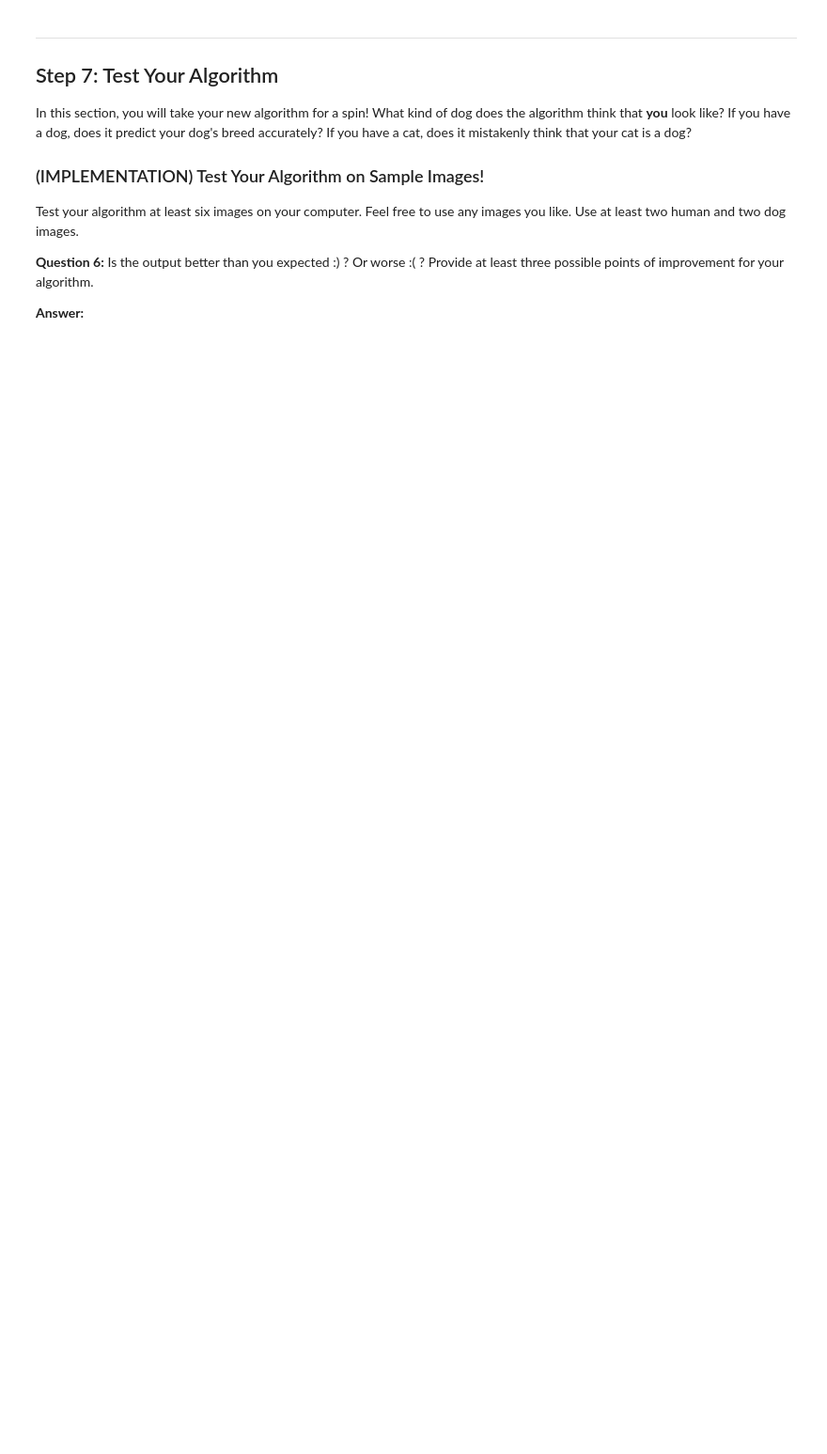
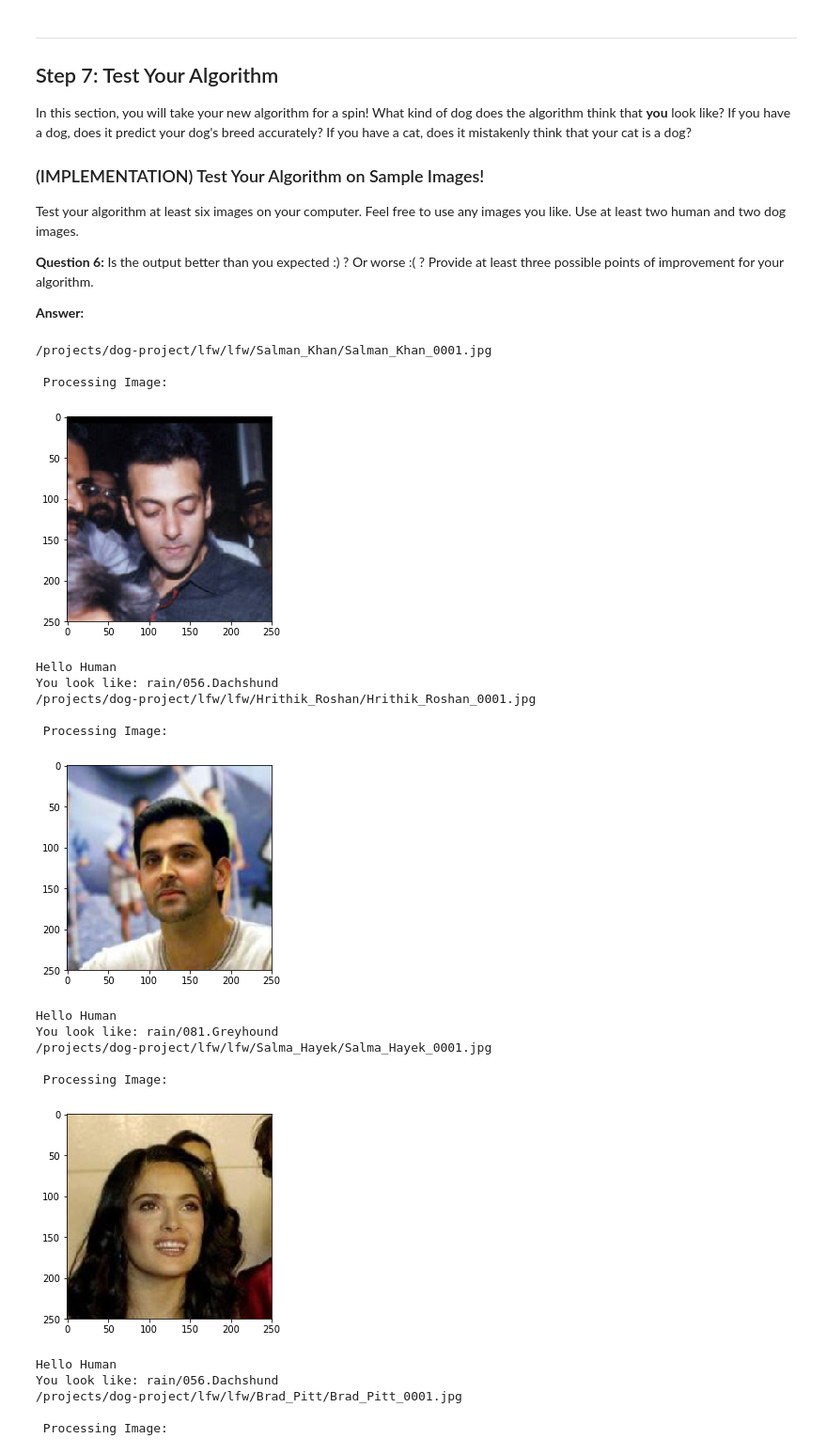
Before and after one commit to harpreetsingh/udacity-deep-learning-dog-project, a Jupyter notebook: dog_app.ipynb, the cells around one changed output. Shown at 94% size. Drawn from its saved outputs; the diff is of its cells as text; code cells hidden in the pictures; blank space fills up the shorter version.

```diff
--- a/dog_app.ipynb
+++ b/dog_app.ipynb
@@ -573,6 +623,7 @@ __Answer:__
 ### (IMPLEMENTATION) Compile the Model
 # %%
 ### TODO: Compile the model.
+xception_model.compile(loss='categorical_crossentropy', optimizer='adam', metrics=['accuracy'])
 # %% [markdown]
 ### (IMPLEMENTATION) Train the Model
 
@@ -583,0 +633,8 @@ You are welcome to [augment the training data](https://blog.keras.io/building-po
+# %%
+### TODO: Train the model.
+checkpointer = ModelCheckpoint(filepath='/projects/weights.best.Xception.hdf5',
+                               verbose=1, save_best_only=True)
+
+xception_model.fit(train_xception, train_targets,
+          validation_data=(valid_xception, valid_targets),
+          epochs=40, batch_size=64, callbacks=[checkpointer], verbose=1)
@@ -585,6 +661,7 @@ You are welcome to [augment the training data](https://blog.keras.io/building-po
 ### (IMPLEMENTATION) Load the Model with the Best Validation Loss
 # %%
 ### TODO: Load the model weights with the best validation loss.
+xception_model.load_weights('/projects/weights.best.Xception.hdf5')
 # %% [markdown]
 ### (IMPLEMENTATION) Test the Model
 
@@ -609,3 +692,10 @@ where `{network}`, in the above filename, should be one of `VGG19`, `Resnet50`,
 # %%
 ### TODO: Write a function that takes a path to an image as input
 ### and returns the dog breed that is predicted by the model.
+
+def xception_breed(img_path):
+    bottleneck_feature = extract_Xception(path_to_tensor(img_path))
+    predicted_vector = xception_model.predict(bottleneck_feature)
+    return dog_names[np.argmax(predicted_vector)]
+
+xception_breed('/projects/dog-project/dogImages/test/071.German_shepherd_dog/German_shepherd_dog_04886.jpg')
@@ -650,0 +768,37 @@ __Answer:__
+# %%
+## TODO: Execute your algorithm from Step 6 on
+## at least 6 images on your computer.
+## Feel free to use as many code cells as needed.
+test_im_human = ['/projects/dog-project/lfw/lfw/Salman_Khan/Salman_Khan_0001.jpg',
+           '/projects/dog-project/lfw/lfw/Hrithik_Roshan/Hrithik_Roshan_0001.jpg',
+            '/projects/dog-project/lfw/lfw/Salma_Hayek/Salma_Hayek_0001.jpg',
+           '/projects/dog-project/lfw/lfw/Brad_Pitt/Brad_Pitt_0001.jpg']
+test_im_dogs = ['/projects/dog-project/dogImages/test/053.Cocker_spaniel/Cocker_spaniel_03740.jpg',
+            '/projects/dog-project/dogImages/test/124.Poodle/Poodle_07903.jpg',
+            '/projects/dog-project/dogImages/test/071.German_shepherd_dog/German_shepherd_dog_04886.jpg']
+
+for i in test_im_human:
+    print('\n', i)
+    isDogOrHuman(i)
+# %% [output]
+/projects/dog-project/lfw/lfw/Salman_Khan/Salman_Khan_0001.jpg
+
+ Processing Image:
+[figure, added]
+Hello Human
+You look like: rain/056.Dachshund
+/projects/dog-project/lfw/lfw/Hrithik_Roshan/Hrithik_Roshan_0001.jpg
+
+ Processing Image:
+[figure, added]
+Hello Human
+You look like: rain/081.Greyhound
+/projects/dog-project/lfw/lfw/Salma_Hayek/Salma_Hayek_0001.jpg
+
+ Processing Image:
+[figure, added]
+Hello Human
+You look like: rain/056.Dachshund
+/projects/dog-project/lfw/lfw/Brad_Pitt/Brad_Pitt_0001.jpg
+
+ Processing Image:
```
Also changed, not shown: parts of 22 cells of this notebook, 1 other file.
